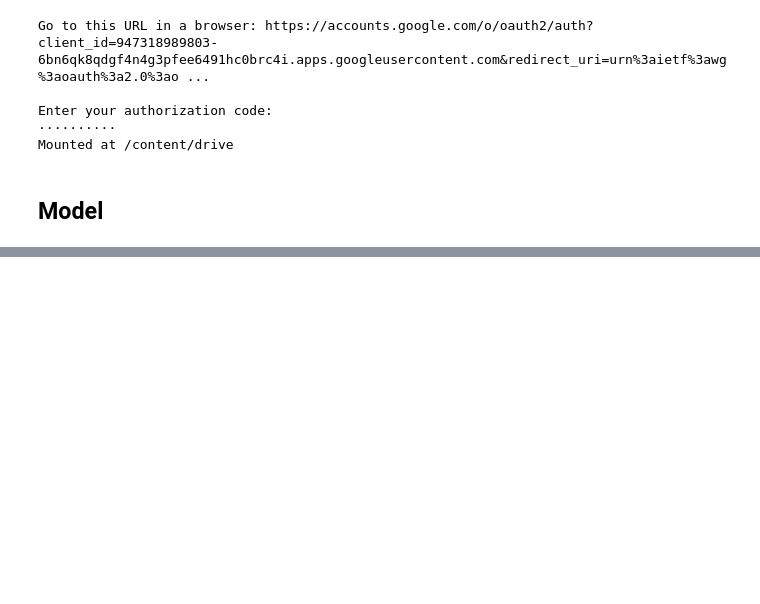
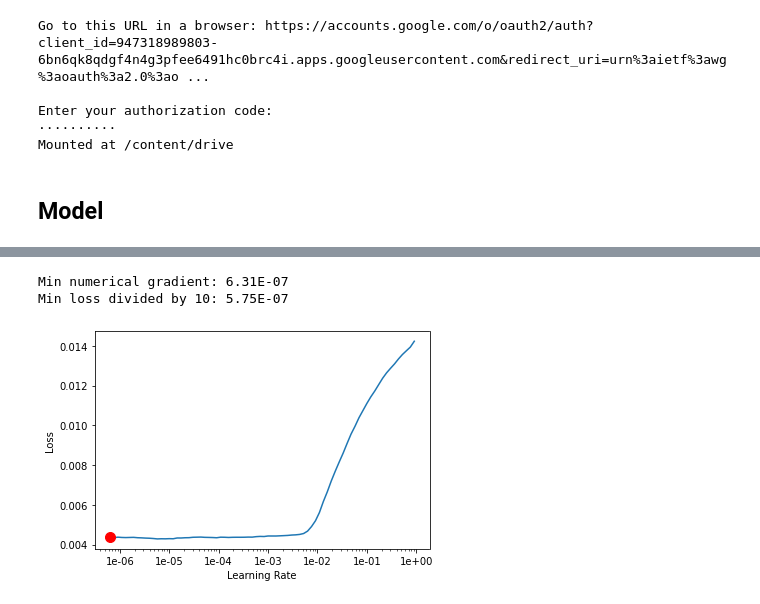
Before and after one commit to henriwoodcock/Applying-Modern-Best-Practices-to-Autoencoders, a Jupyter notebook: notebooks/cifar-10/pixelShuffle.ipynb, the cells around one changed output, grey strips where cells are left out. Drawn from its saved outputs; the diff is of its cells as text; code cells hidden in the pictures; blank space fills up the shorter version.

Commit message:
started pixelshuffle notebook

```diff
--- a/notebooks/cifar-10/pixelShuffle.ipynb
+++ b/notebooks/cifar-10/pixelShuffle.ipynb
@@ -44,7 +48,9 @@ torch.manual_seed(3333)
 size = 32
 batchsize = 128
 
-tfms = get_transforms(do_flip = True)
+#tfms = get_transforms(do_flip = True)
+tfms = get_transforms(do_flip=True, flip_vert=True, max_rotate=10, max_zoom=1.1, max_lighting=0.2, max_warp=0.2, p_affine=0,
+                      p_lighting=0.75)
 src = (ImageImageList.from_folder(image_path).split_by_folder().label_from_func(lambda x: x))
 data = (src.transform(tfms, size=size, tfm_y=True)
         .databunch(bs=batchsize)
@@ -487,0 +60,6 @@ NotImplementedError: ignored
+# %%
+autoencoder = pixelShuffle_model.autoencoder()
+# %%
+learn = Learner(data, autoencoder, loss_func = F.mse_loss)
+# %%
+learn.fit_one_cycle(5)
@@ -487,0 +80,6 @@ NotImplementedError: ignored
+# %%
+learn.recorder.plot(suggestion=True)
+# %% [output]
+Min numerical gradient: 6.31E-07
+Min loss divided by 10: 5.75E-07
+[figure, added]
```
Also changed, not shown: parts of 42 cells of this notebook.
